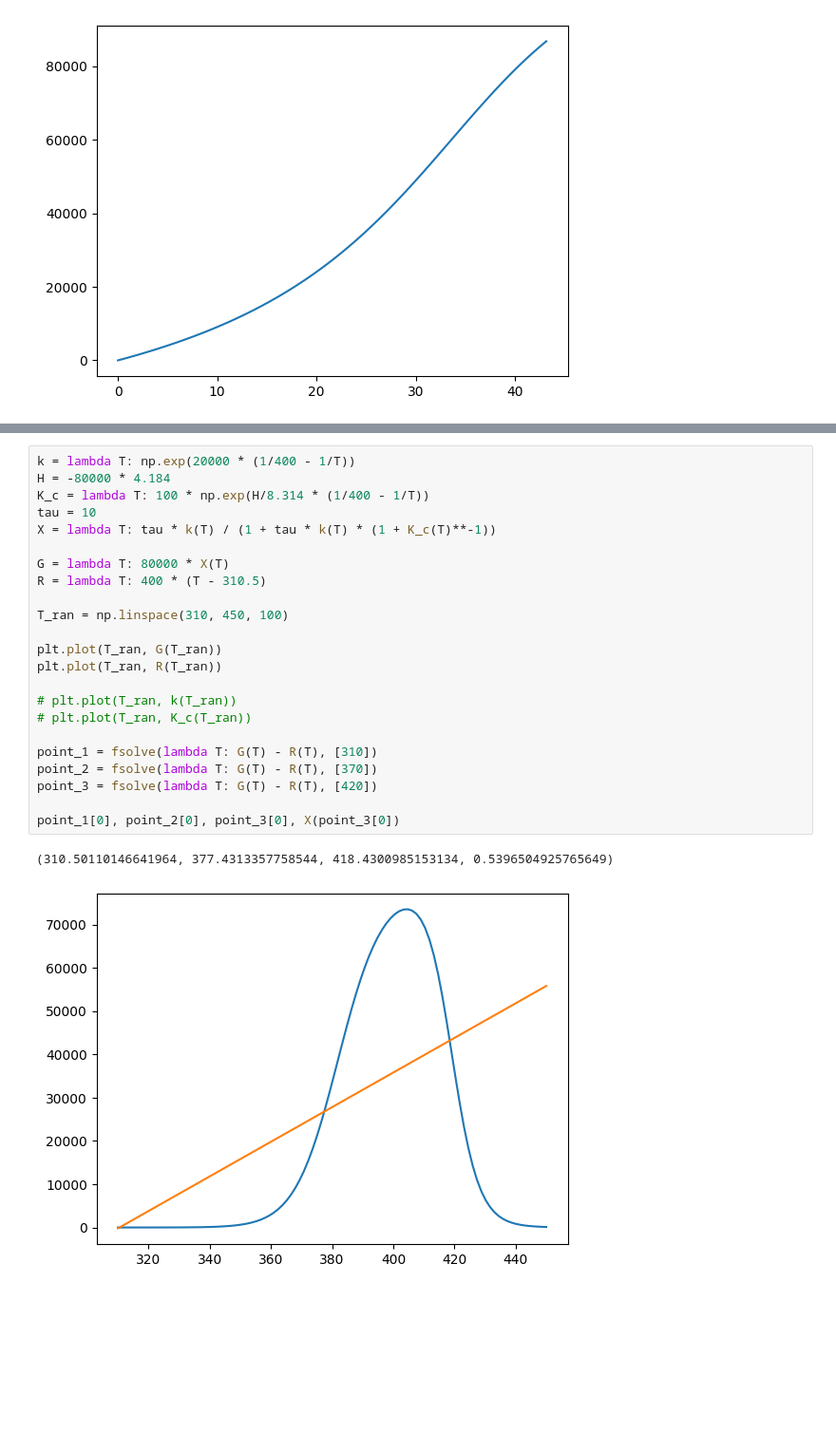
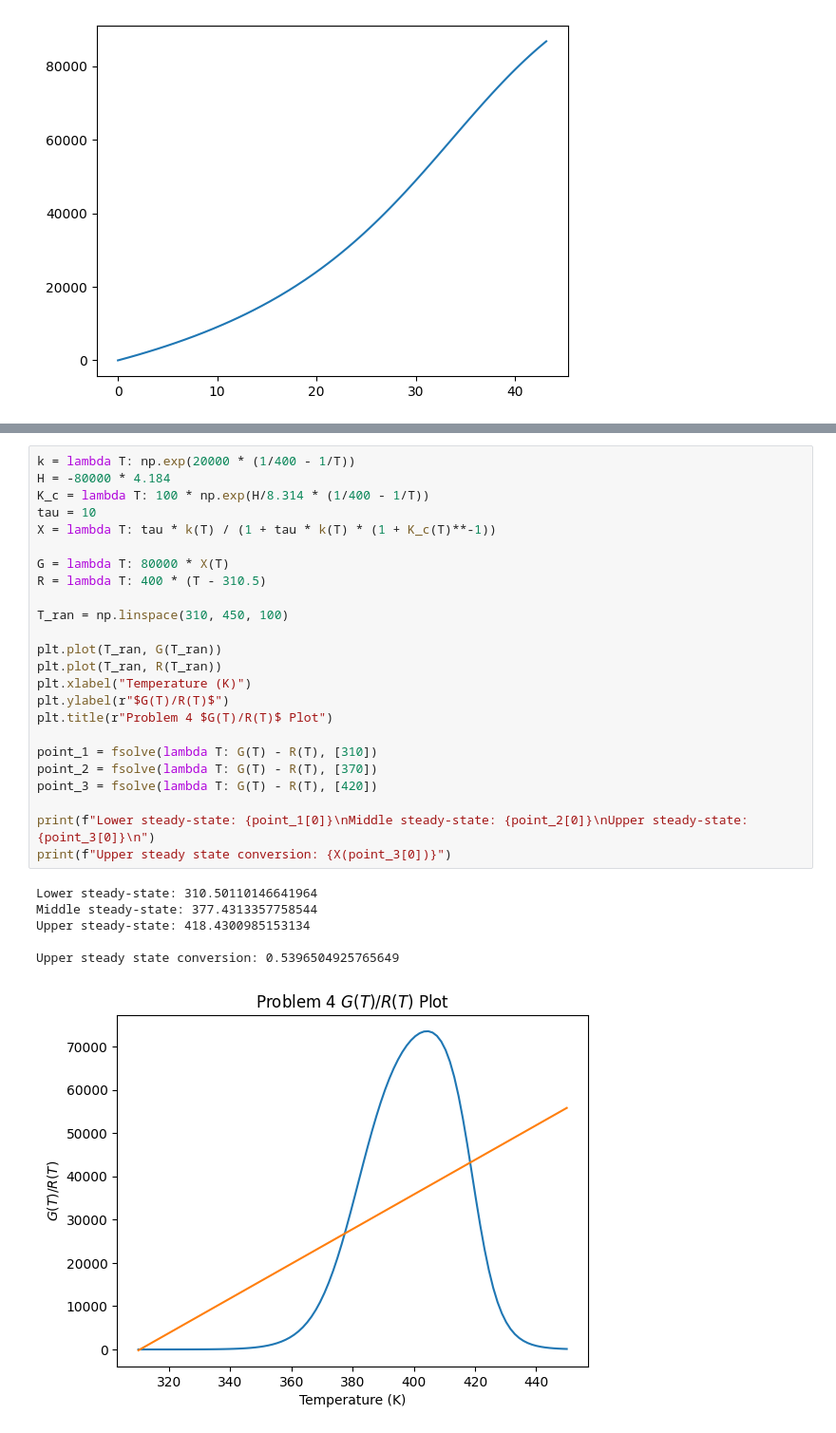
Before and after one commit to nibhscripta/Spring-2023, a Jupyter notebook: CHEN 364/CHEN 364 HW6/CHEN364_HW5.ipynb, the cells around one changed output, grey strips where cells are left out. Shown at 95% size. Cells and saved outputs as stored; diff of their text form; blank space fills up the shorter version.

```diff
--- a/CHEN 364/CHEN 364 HW6/CHEN364_HW5.ipynb
+++ b/CHEN 364/CHEN 364 HW6/CHEN364_HW5.ipynb
@@ -133,26 +154,31 @@ plt.legend()
 # %%
 k = lambda T: np.exp(20000 * (1/400 - 1/T))
 H = -80000 * 4.184
 K_c = lambda T: 100 * np.exp(H/8.314 * (1/400 - 1/T))
 tau = 10
 X = lambda T: tau * k(T) / (1 + tau * k(T) * (1 + K_c(T)**-1))
 
 G = lambda T: 80000 * X(T)
 R = lambda T: 400 * (T - 310.5)
 
 T_ran = np.linspace(310, 450, 100)
 
 plt.plot(T_ran, G(T_ran))
 plt.plot(T_ran, R(T_ran))
-
-# plt.plot(T_ran, k(T_ran))
-# plt.plot(T_ran, K_c(T_ran))
+plt.xlabel("Temperature (K)")
+plt.ylabel(r"$G(T)/R(T)$")
+plt.title(r"Problem 4 $G(T)/R(T)$ Plot")
 
 point_1 = fsolve(lambda T: G(T) - R(T), [310])
 point_2 = fsolve(lambda T: G(T) - R(T), [370])
 point_3 = fsolve(lambda T: G(T) - R(T), [420])
 
-point_1[0], point_2[0], point_3[0], X(point_3[0])
+print(f"Lower steady-state: {point_1[0]}\nMiddle steady-state: {point_2[0]}\nUpper steady-state: {point_3[0]}\n")
+print(f"Upper steady state conversion: {X(point_3[0])}")
 # %% [output]
-(310.50110146641964, 377.4313357758544, 418.4300985153134, 0.5396504925765649)
+Lower steady-state: 310.50110146641964
+Middle steady-state: 377.4313357758544
+Upper steady-state: 418.4300985153134
+
+Upper steady state conversion: 0.5396504925765649
-[figure, old version]
+[figure, new version]
```
Also changed, not shown: parts of 1 cell of this notebook, 15 other files.
